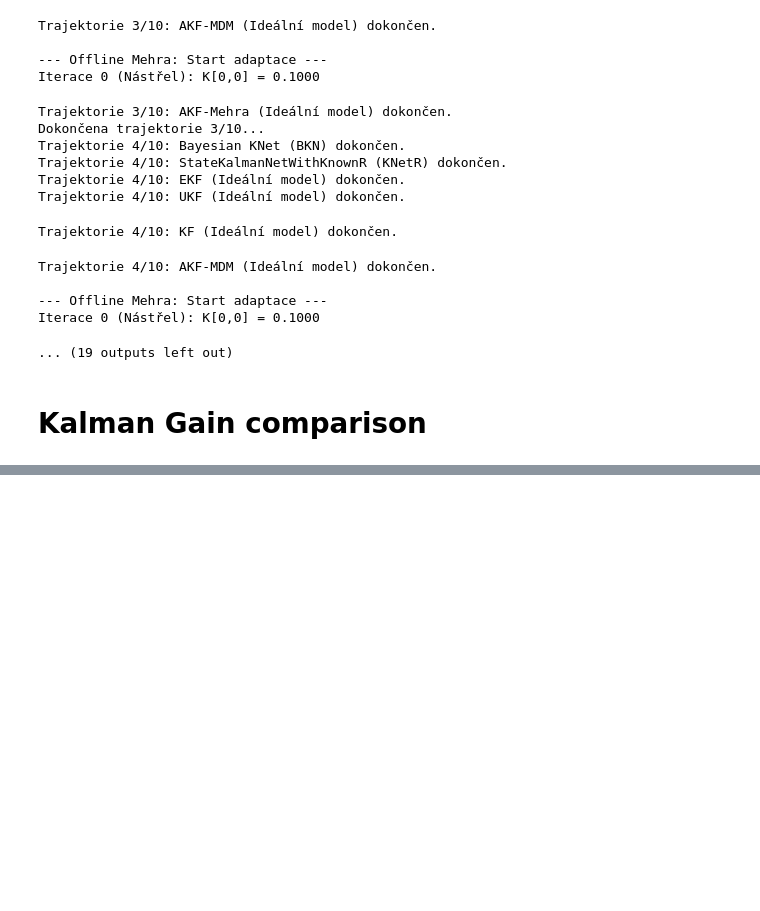
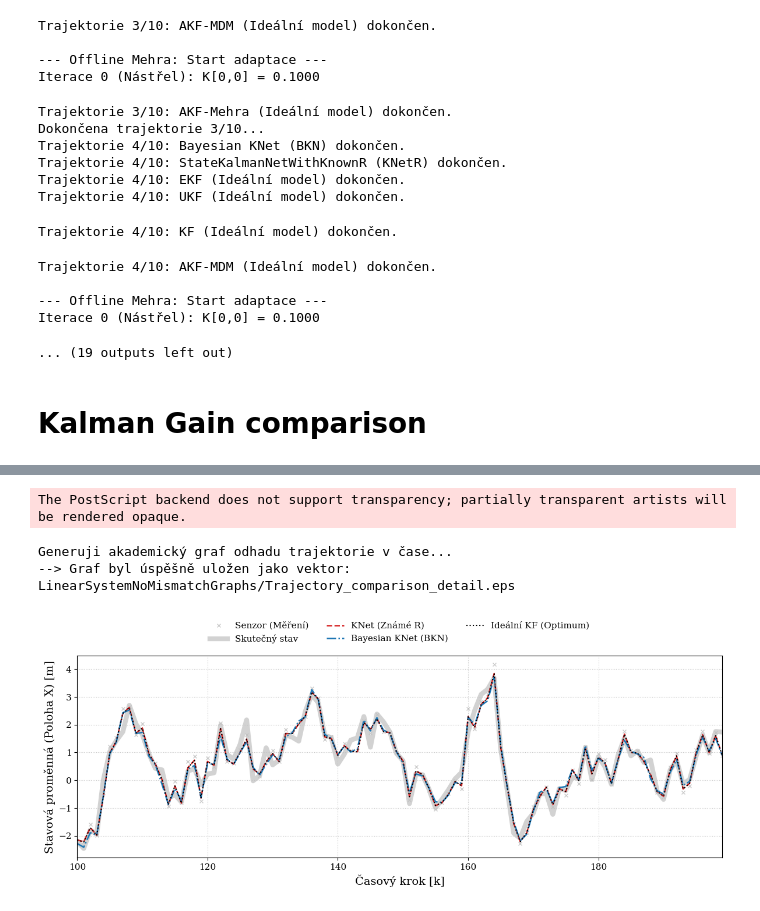
Before and after one commit to Lukas-Kozel/KalmanNet-for-state-estimation, a Jupyter notebook: testcases/main/LinearSystemNoMismatchDiagnostics.ipynb, the cells around one changed output, grey strips where cells are left out. Drawn from its saved outputs; the diff is of its cells as text; code cells hidden in the pictures; blank space fills up the shorter version.

```diff
--- a/testcases/main/LinearSystemNoMismatchDiagnostics.ipynb
+++ b/testcases/main/LinearSystemNoMismatchDiagnostics.ipynb
@@ -305,9 +327,9 @@ except NameError:
 # ==============================================================================
 # 1. KONFIGURACE TESTU
 # ==============================================================================
-TEST_SEQ_LEN = 1000
+TEST_SEQ_LEN = 500
 NUM_TEST_TRAJ = 10
-J_SAMPLES_TEST = 25
+J_SAMPLES_TEST = 50
 
 # ==============================================================================
 # 2. PŘÍPRAVA DAT
@@ -711,0 +870,75 @@ AKF (Mehra)                    | 0.123936
+# %%
+import matplotlib.pyplot as plt
+import numpy as np
+
+# ==============================================================================
+# VYKRESLENÍ TRAJEKTORIE V ČASE (Výřez pro přehlednost)
+# ==============================================================================
+print("Generuji akademický graf odhadu trajektorie v čase...")
+
+# Globální nastavení pro akademický vzhled (fonty podobné LaTeXu)
+plt.rcParams.update({
+    'font.family': 'serif',
+    'font.size': 12,
+    'axes.labelsize': 14,
+    'legend.fontsize': 11,
+    'xtick.labelsize': 11,
+    'ytick.labelsize': 11,
+    'lines.linewidth': 1.5
+})
+
+# Vybereme první trajektorii k vykreslení
+traj_idx = 0
+
+# Nastavení výřezu (krok 100 až 200) pro lepší viditelnost detailů
+start_idx = 100
+end_idx = 200
+time_steps = np.arange(start_idx, end_idx)
+
+# Extrakce dat pro 1. stavovou proměnnou (Poloha X) z uložených tenzorů
+x_true = all_x_true_cpu[traj_idx][start_idx:end_idx, 0].numpy()
+y_meas = y_test[traj_idx, start_idx:end_idx, 0].cpu().numpy()
+x_hat_kf = all_x_hat_kf_ideal_cpu[traj_idx][start_idx:end_idx, 0].numpy()
+x_hat_knetR = all_x_hat_knetR_cpu[traj_idx][start_idx:end_idx, 0].numpy()
+x_hat_bkn = all_x_hat_bkn_cpu[traj_idx][start_idx:end_idx, 0].numpy()
+
+# ==============================================================================
+# VYKRESLENÍ GRAFU
+# ==============================================================================
+fig = plt.figure(figsize=(12, 5)) # Upravený poměr stran pro lepší vzhled na A4
+
+# 1. Hrubé měření (světle šedé křížky na pozadí)
+plt.plot(time_steps, y_meas, 'x', color='darkgray', alpha=0.6, markersize=5, label='Senzor (Měření)')
+
+# 2. Skutečný stav (tlustá poloprůhledná světle šedá čára na pozadí)
+plt.plot(time_steps, x_true, color='silver', linewidth=6, alpha=0.7, label='Skutečný stav')
+
+# 3. KNet (červená, čárkovaná)
+plt.plot(time_steps, x_hat_knetR, color='#d62728', linewidth=1.8, linestyle='--', label='KNet (Známé R)')
+
+# 4. Bayesian KNet (modrá, čerchovaná pro odlišení od KNetu)
+plt.plot(time_steps, x_hat_bkn, color='#1f77b4', linewidth=1.8, linestyle='-.', label='Bayesian KNet (BKN)')
+
+# 5. Ideální KF (černá, tečkovaná - kreslíme jako poslední, aby byla úplně nahoře)
+plt.plot(time_steps, x_hat_kf, color='black', linewidth=1.5, linestyle=':', label='Ideální KF (Optimum)')
+
+plt.xlabel('Časový krok [k]')
+plt.ylabel('Stavová proměnná (Poloha X) [m]')
+
+# Zjemnění mřížky
+plt.grid(True, linestyle=':', alpha=0.7)
+
+# Oříznutí osy X přesně na okraje dat
+plt.xlim(start_idx, end_idx - 1)
+
+# Přesun legendy úplně mimo graf nahoru (do 3 sloupců) a odstranění jejího rámečku
+plt.legend(loc='lower center', bbox_to_anchor=(0.5, 1.02), ncol=3, frameon=False)
+
+plt.tight_layout()
+save_plot_eps("Trajectory_comparison_detail")
+plt.show()
+# %% [output]
+The PostScript backend does not support transparency; partially transparent artists will be rendered opaque.
+Generuji akademický graf odhadu trajektorie v čase...
+--> Graf byl úspěšně uložen jako vektor: LinearSystemNoMismatchGraphs/Trajectory_comparison_detail.eps
+[figure, added]
```
Also changed, not shown: parts of 5 cells of this notebook, 15 other files.
